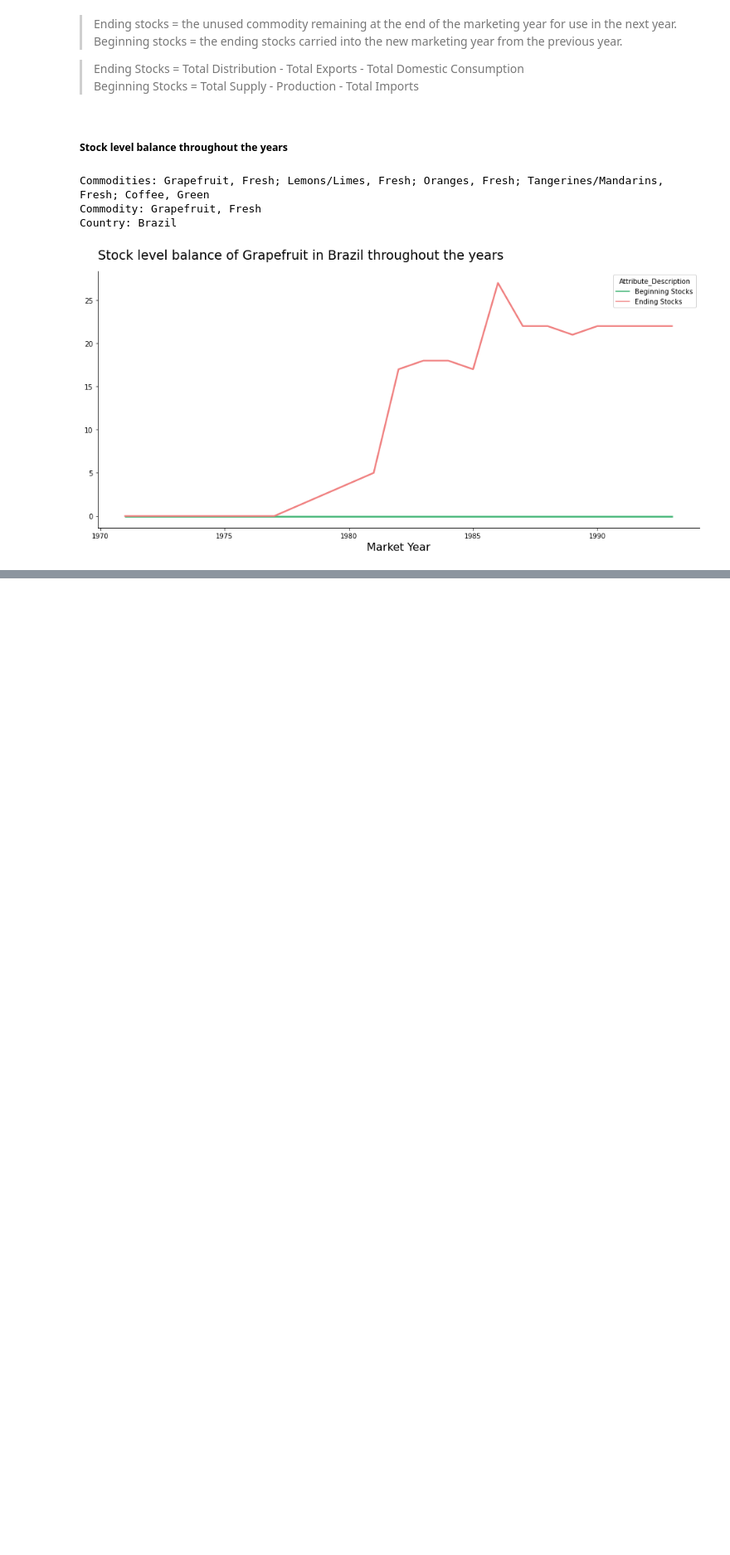
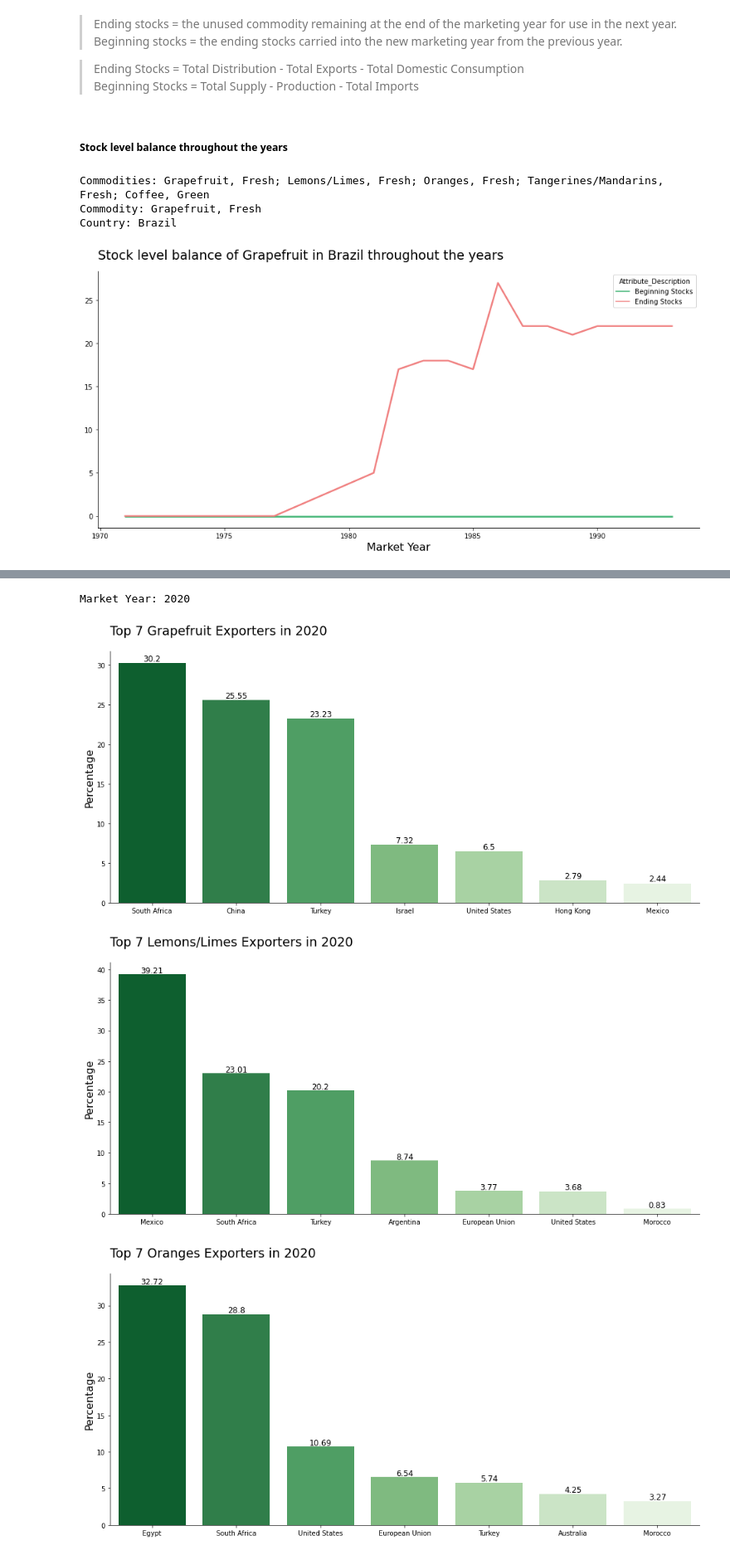
Before and after one commit to gabrielatrindade/commodities_analysis, a Jupyter notebook: 5_commodities_visualization.ipynb, the cells around one changed output, grey strips where cells are left out. Shown at 83% size. Saved outputs shown, nothing was run; the diff lists cells and outputs as text; code cells hidden in the pictures; blank space fills up the shorter version.

Commit message:
Visualization: Plotting Top 7 Exporters per Commodity in a year

```diff
--- a/5_commodities_visualization.ipynb
+++ b/5_commodities_visualization.ipynb
@@ -234,7 +258,7 @@ def plot_stock_level_balance(commodity_stock_df: pd.DataFrame, commodity: str, c
         print('Enter a valid value for Commodity or Country')
 
 
-def add_labels_to_bars(ax, countries: pd.Series, distance_bar: float):
+def add_labels_to_bars(ax, series: pd.Series, distance_bar: float):
     '''get a plot and a Series that represent the labels
     and then add the labels to bar tops
     distance_bar = label distance from bar top'''
@@ -243,9 +267,31 @@ def add_labels_to_bars(ax, countries: pd.Series, distance_bar: float):
     for p in ax.patches:
         height = p.get_height() + distance_bar
         ax.text(p.get_x()+p.get_width()/2., height,
-                countries[i], fontsize=12,
+                series[i], fontsize=12,
                 ha="center")
         i += 1
+
+
+def plot_top7_exports_in_a_year(exports_df: pd.DataFrame, commodity: str):
+
+    data = (filter_by_values(exports_df, 'Commodity_Description', [commodity])
+                .sort_values('Perc', ascending=False)
+                .reset_index(drop=True))
+
+    plt.figure(figsize=(16,7))
+
+    ax = sns.barplot(data=data, x='Country_Name',
+                     y='Perc', dodge=False,
+                     palette="Greens_r")
+
+    sns.despine()
+
+    plt.title("Top 7 "+commodity.split()[0][:-1]+" Exporters in "\
+              +str(market_year), fontsize=19, pad=25, loc='left')
+    plt.ylabel('Percentage', fontsize=16)
+    plt.xlabel('')
+
+    add_labels_to_bars(ax, data['Perc'], 0.25)
 # %% [markdown]
 # 4. Visualization
 
@@ -433,0 +477,22 @@ array(['Arabica Production', 'Bean Exports', 'Bean Imports',
+# %%
+market_year = input('Market Year: ')
+
+
+commodities_export = filter_by_values(filter_by_values(commodities, 'Attribute_Description', ['Exports']),
+                                      'Market_Year', [market_year])
+
+commodities_export_per_country_sorted = \
+    (groupby_and_sum_values(commodities_export, ['Commodity_Description', 'Country_Name'])
+         .sort_values(['Commodity_Description', 'Value']))
+
+commodities_by_country_exports = get_top7_exporters_info_df(commodities_export)
+
+
+for commodity in commodities_to_explore:
+
+    plot_top7_exports_in_a_year(commodities_by_country_exports, commodity)
+# %% [output]
+Market Year: 2020
+[figure, added]
+[figure, added]
+[figure, added]
```
Also changed, not shown: parts of 5 cells of this notebook.
